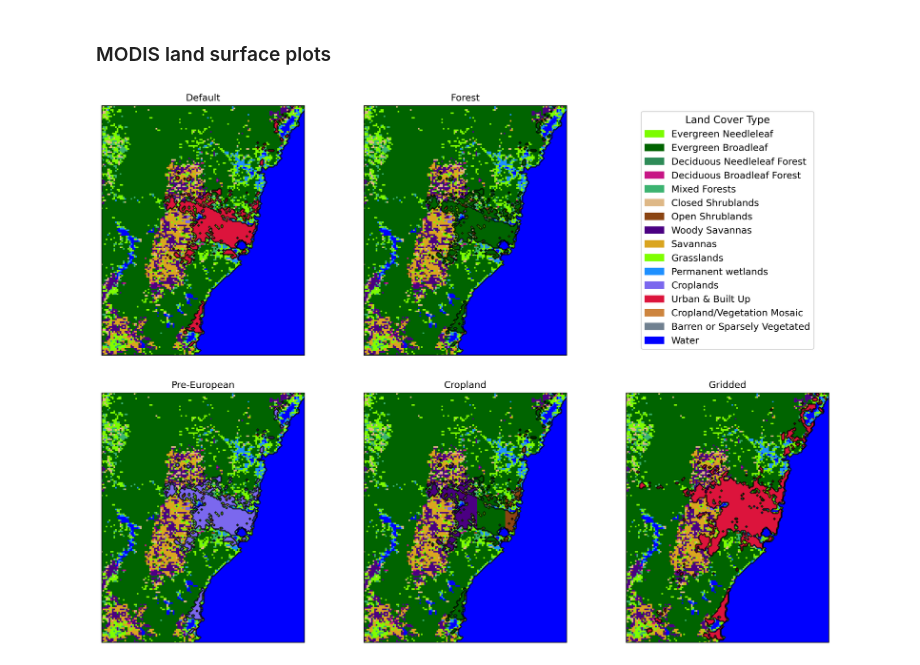
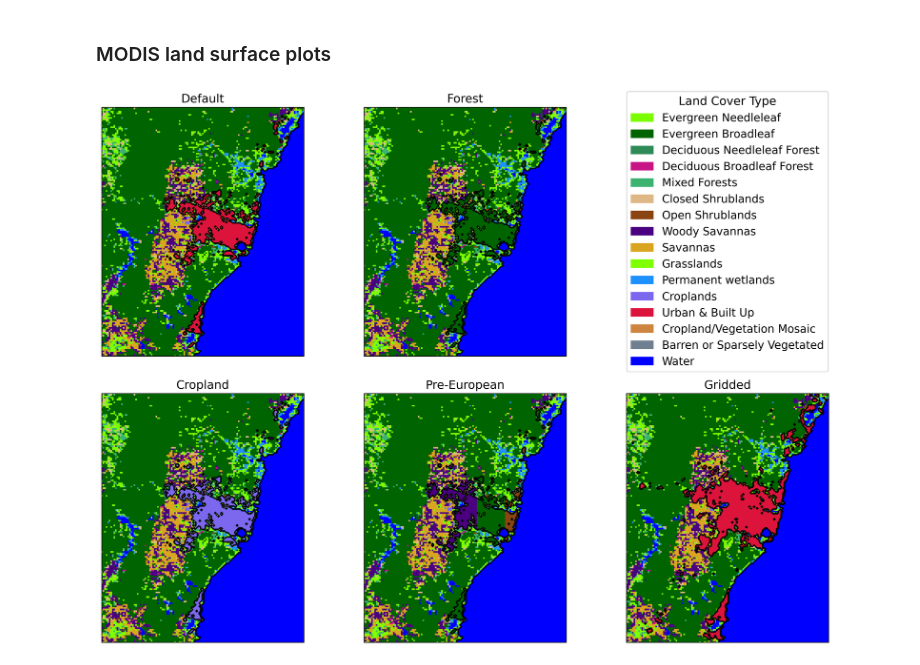
Before and after one commit to Ebonymcn/Thesis-code, a Jupyter notebook: Domain and land plots.ipynb, the cells around one changed output. Saved outputs shown, nothing was run; the diff lists cells and outputs as text; code cells hidden in the pictures.

```diff
--- a/Domain and land plots.ipynb
+++ b/Domain and land plots.ipynb
@@ -408,7 +432,7 @@ cbar.set_label("Drag coefficient")
 # %% [markdown]
 ### MODIS land surface plots
 # %%
-# loading in data for land surface plots
+# Loading in data for land surface plots
 def dataset_files(setup, run_no, year, file = True):
     year_dict = {
         2017: ['16_00', '15_23', '15_22', '15_21', '15_20', '2017-02'],
@@ -447,22 +471,19 @@ data_24_defurb = dataset_files('BEPBEM_WRFDef', 1, 2024)
 data_24_grurb = dataset_files('BEPBEM_GrUrban', 1, 2024)
 data_24_gr = dataset_files('NoUCM_GrUrban', 1, 2024)
 
-# extracting land use index
-en = [data_24_crop, data_24_noeuro, data_24_nat, data_24_def,data_24_gr]
-names = ['Cropland', 'Pre-European', 'Forest', 'Default', 'Gridded']
+# Extracting land use index
+en = [data_24_def, data_24_nat, data_24_crop, data_24_noeuro, data_24_gr]
+names = ['Default', 'Forest', 'Cropland', 'Pre-European', 'Gridded']
 hal = wrf.getvar(en[0], 'HAIL_MAXK1', timeidx=0, method='cat')  # for metadata
 hail_list = []
 
 for caseind in range(len(names)):
     hail = wrf.getvar(en[caseind], 'LU_INDEX', timeidx=0, method='cat')
     hail_list.append(hail)
-
-# ordering the data for plotting
-plot_list = [hail_list[3],hail_list[2],hail_list[0],hail_list[1],hail_list[4]]
-names = ['Default', 'Forest', 'Pre-European', 'Cropland', 'Gridded']
 # %%
 mapcolours = []
-# matching LU_INDEX to MODIS land type categories
+
+# Matching LU_INDEX to MODIS land type categories
 lu_labels = {
     1: ['Evergreen Needleleaf', 'lawngreen'],
     2: ['Evergreen Broadleaf', 'darkgreen'],
@@ -491,68 +512,67 @@ lu_labels = {
     59: ['Urban', 'crimson'],
     60: ['Urban', 'crimson']
 }
-
+# Making the colourmap for plotting
 for element in lu_labels.keys():
         mapcolours.append(lu_labels[element][1])
-
 cmap = ListedColormap(mapcolours)
-
 bounds2 = [1, 2, 3, 4, 5, 6, 7, 8, 9, 10, 11, 12, 13, 14, 16, 17, 51, 52, 53, 54, 55, 56, 57, 58, 59, 60]
 norm = mpl.colors.BoundaryNorm(bounds2, cmap.N)
 
-# making axes for plotting
+# Setting up the figure
 fig, ax = plt.subplots(nrows=2, ncols=3, figsize=(14, 10), subplot_kw={'projection': cart_proj}, dpi=300)
 
 ax[0, 2].axis('off')
 
+# Plotting surface roughness
 for ind in range(5):
     if ind < 2:
         row, col = (0, ind)
     else:
         row, col = (1, ind - 2)
-    arr = plot_list[ind]
+    arr = hail_list[ind]
     a = ax[row, col]
     pcm = a.pcolormesh(
         wrf.to_np(lons), wrf.to_np(lats), wrf.to_np(arr),
         transform=crs.PlateCarree(), cmap=cmap, norm=norm
     )
-    a.set_title(names[ind])
+    a.set_title(names[ind], fontsize = 15)
     a.set_xlim(-10000, 120000)
     a.set_ylim(-80000, 80000)
     if ind == 4:
         a.contour(
         wrf.to_np(lons), wrf.to_np(lats), urb_outline(),
-        transform=crs.PlateCarree(), colors='k', linewidths=0.2
+        transform=crs.PlateCarree(), colors='k', linewidths=0.3
     )
     else:
         a.contour(
         wrf.to_np(lons), wrf.to_np(lats), def_urb_outline(),
-        transform=crs.PlateCarree(), colors='k', linewidths=0.2
+        transform=crs.PlateCarree(), colors='k', linewidths=0.3
     )
     a.contour(
         wrf.to_np(lons), wrf.to_np(lats), gr_coastline(),
-        transform=crs.PlateCarree(), colors='k', linewidths=0.2
+        transform=crs.PlateCarree(), colors='k', linewidths=0.3
     )
 
 
 landtypes = []
 for element in lu_labels.keys():
     if element < 51:  # for non-urban categories, use the original labels
         patch = mpl.patches.Patch(color=lu_labels[element][1], label=lu_labels[element][0])
     landtypes.append(patch)
 
-
+# Placing the legend in the spare plot
 ax[0, 2].axis('off')
 ax[0, 2].set_facecolor('white')
 
 land_legend = ax[0, 2].legend(handles=landtypes[:16], title="Land Cover Type",
-                              loc='center', fontsize=12,title_fontsize=13) #bbox_to_anchor=(0, 1.3)
+                              loc='center', fontsize=14,title_fontsize=15)
 
 ax[0, 2].add_artist(land_legend)
 
 
 plt.tight_layout()
 plt.subplots_adjust(wspace=0.05, hspace=0.15)
 plt.show()
 # %% [output]
-[figure, old version]
+[figure, new version]
```
Also changed, not shown: parts of 9 cells of this notebook.
